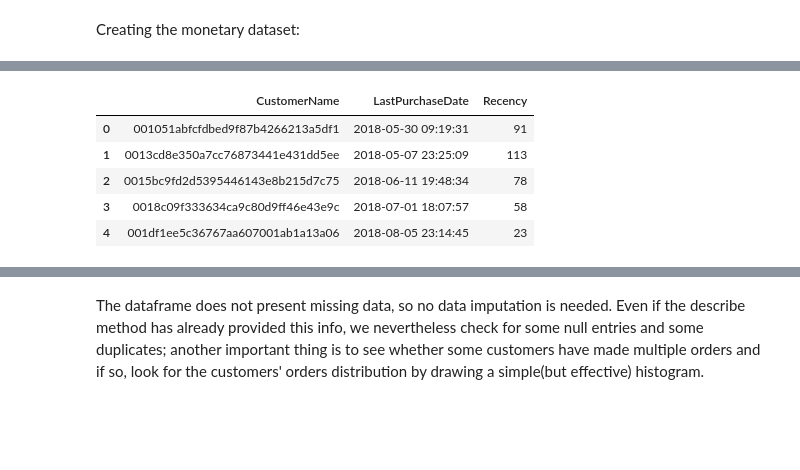
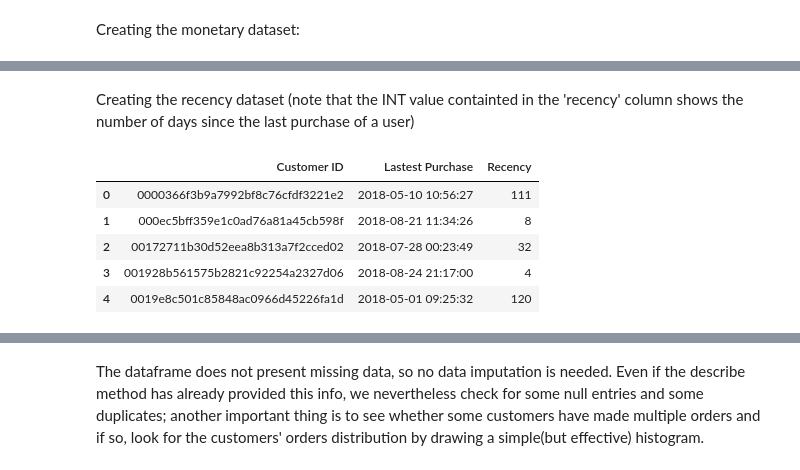
Before and after one commit to Matcar02/AI-ML-Customer-segmentation, a Jupyter notebook: ProjectAI.ipynb, the cells around one changed output, grey strips where cells are left out. Saved outputs shown, nothing was run; the diff lists cells and outputs as text; code cells hidden in the pictures; blank space fills up the shorter version.

Commit message:
RFM concluso
Finito e sistemato il codice riguardante il calcolo e la creazione dei dataset con i valori RFM.

```diff
--- a/ProjectAI.ipynb
+++ b/ProjectAI.ipynb
@@ -69,0 +87,5 @@ Creating the recency dataset:
+# %%
+df['Orders_value'] = df['payment_value']
+monetary = df.groupby(by='customer_unique_id', as_index=False)['Orders_value'].sum()
+monetary.columns = [' Monetary Customer ID', 'Monetary value']
+monetary.head()
@@ -70,16 +99,18 @@ Creating the recency dataset:
+# %% [markdown]
+Creating the recency dataset (note that the INT value containted in the 'recency' column shows the number of days since the last purchase of a user)
 # %%
 df['order_purchase_timestamp'] = pd.to_datetime(df['order_purchase_timestamp'])
-df_recency = df.groupby(by='customer_id',
+recency = df.groupby(by='customer_unique_id',
                         as_index=False)['order_purchase_timestamp'].max()
-df_recency.columns = ['CustomerName', 'LastPurchaseDate']
-recent_date = df_recency['LastPurchaseDate'].max()
-df_recency['Recency'] = df_recency['LastPurchaseDate'].apply(
+recency.columns = ['Customer ID', 'Lastest Purchase']
+recent_date = recency['Lastest Purchase'].max()
+recency['Recency'] = recency['Lastest Purchase'].apply(
     lambda x: (recent_date - x).days)
-df_recency.head()
+recency.head()
 # %% [output]
-|  | CustomerName | LastPurchaseDate | Recency |
-| 0 | 001051abfcfdbed9f87b4266213a5df1 | 2018-05-30 09:19:31 | 91 |
-| 1 | 0013cd8e350a7cc76873441e431dd5ee | 2018-05-07 23:25:09 | 113 |
-| 2 | 0015bc9fd2d5395446143e8b215d7c75 | 2018-06-11 19:48:34 | 78 |
-| 3 | 0018c09f333634ca9c80d9ff46e43e9c | 2018-07-01 18:07:57 | 58 |
-| 4 | 001df1ee5c36767aa607001ab1a13a06 | 2018-08-05 23:14:45 | 23 |
+|  | Customer ID | Lastest Purchase | Recency |
+| 0 | 0000366f3b9a7992bf8c76cfdf3221e2 | 2018-05-10 10:56:27 | 111 |
+| 1 | 000ec5bff359e1c0ad76a81a45cb598f | 2018-08-21 11:34:26 | 8 |
+| 2 | 00172711b30d52eea8b313a7f2cced02 | 2018-07-28 00:23:49 | 32 |
+| 3 | 001928b561575b2821c92254a2327d06 | 2018-08-24 21:17:00 | 4 |
+| 4 | 0019e8c501c85848ac0966d45226fa1d | 2018-05-01 09:25:32 | 120 |
```
Also changed, not shown: parts of 10 cells of this notebook.
